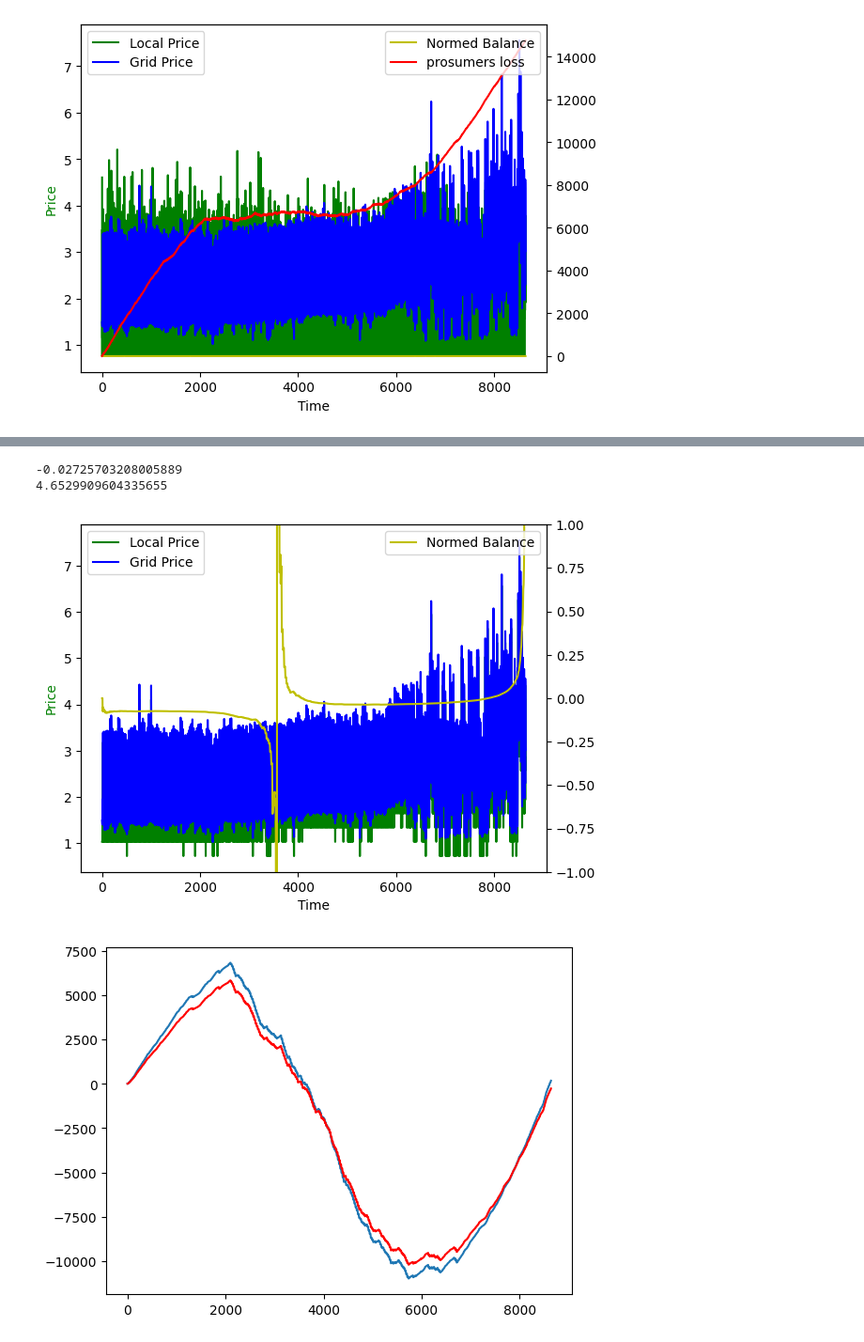
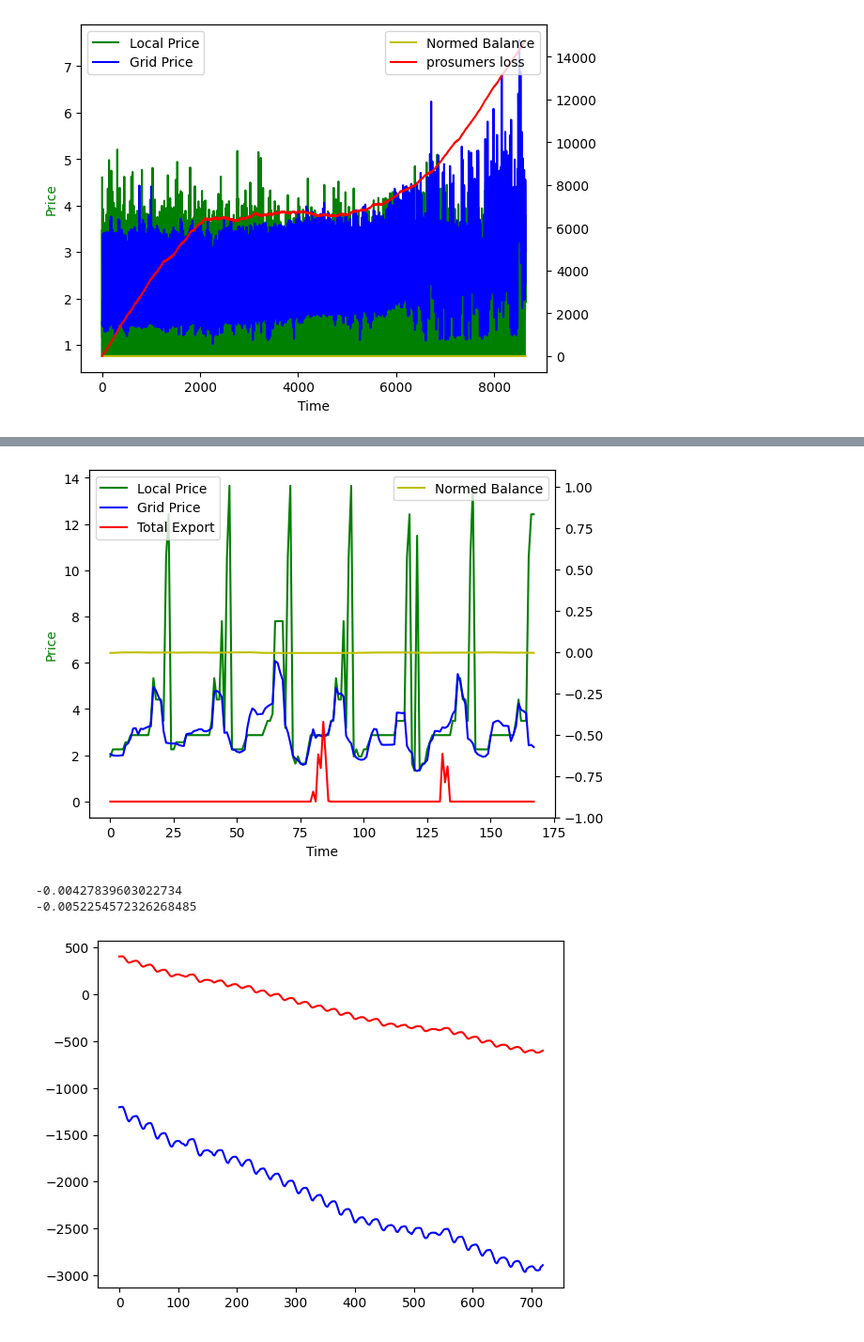
Before and after one commit to antonhlenander/CommunityFlex, a Jupyter notebook: plotting_balanceonly.ipynb, the cells around one changed output, grey strips where cells are left out. Shown: that part at 94% size. Drawn from its saved outputs; the diff is of its cells as text; code cells hidden in the pictures.

```diff
--- a/plotting_balanceonly.ipynb
+++ b/plotting_balanceonly.ipynb
@@ -287,8 +287,8 @@ for rollout in results:
     norm_balance += list(rollout.metrics["cm/normed_balance"])
     prices += list(rollout.metrics["env/current_price"])
 
-    start = 0
-    end = start + 48*1
+    start = 48
+    end = start + 48*30*12
 
     #prosumers_loss = prosumers_loss[start:end:2]
     #total_export = total_export[start:end:2]
@@ -320,7 +320,7 @@ for rollout in results:
 # %%
 
-path = "output/flex_lstm/results.pkl"
-outputfolder = "output/flex_lagrange/"
+path = "output/flex_balance_multi/results.pkl"
+outputfolder = path
 with open(path, "rb") as file:
     results = cloudpickle.load(file)
 results = list(results)
@@ -332,45 +332,55 @@ for rollout in results:
     grid_price = []
     prosumers_loss = []
     mediator_loss = []
+    total_export = []
+    total_import = []
+    total_import += list(rollout.metrics["cm/total_import"])
+    total_export += list(rollout.metrics["cm/total_export"])
     prosumers_loss += list(rollout.metrics["env/total_loss"])
     mediator_loss += list(rollout.metrics["cm/mediator_netloss"])
     grid_price += list(rollout.metrics["cm/current_grid_price"])
     norm_balance += list(rollout.metrics["cm/normed_balance"])
     prices += list(rollout.metrics["env/current_price"])
 
-    start = 0
-    end = start + 48*30*12
+    start = 48*30*11
+    end = start + 48*7
 
+    total_import = total_import[start+1:end+1:2]
+    total_export = total_export[start+1:end+1:2]
     prosumers_loss = prosumers_loss[start:end:2]
     mediator_loss = mediator_loss[start:end:2]
     norm_balance = norm_balance[start:end:2]
     grid_price = grid_price[start:end:2]
     prices = prices[start:end:2]
 
-    print(np.mean(norm_balance))
-    print(norm_balance[len(norm_balance)-1])
-
     fig, ax1 = plt.subplots()
     ax2 = ax1.twinx()
     ax1.plot(prices, 'g-', label="Local Price")
     ax1.plot(grid_price, 'b-', label="Grid Price")
+    ax1.plot(total_import, color="purple", label="Total Import")
+    ax1.plot(total_export, color="red", label="Total Export")
     ax2.plot(norm_balance, 'y-', label="Normed Balance")
     #ax2.plot(prosumers_loss, 'r-', label="prosumers loss")
     #ax2.plot(total_export, 'k-', label="Total Export")
-    ax2.set_ylim(-1, 1)
+    ax2.set_ylim(-1, 1.1)
     #ax1.set_ylim(0, 8)
     ax1.set_xlabel('Time')
     ax1.set_ylabel('Price', color='g')
     ax1.legend(loc='upper left')
     ax2.legend(loc='upper right')
     plt.show()
+
+    print(np.mean(norm_balance))
+    print(norm_balance[len(norm_balance)-1])
+    print()
 # %% [output]
+[figure, new version]
--0.02725703208005889
-4.6529909604335655
+-0.00427839603022734
+-0.0052254572326268485
-[figure, old version]
 # %%
-plt.plot(mediator_loss)
+plt.plot(mediator_loss, color='blue')
 plt.plot(prosumers_loss, color='red')
+# plt.plot(total_export, color='green')
 plt.show()
 # %% [output]
-[figure, old version]
+[figure, new version]
```
Also changed, not shown: parts of 1 cell of this notebook, 7 other files.
